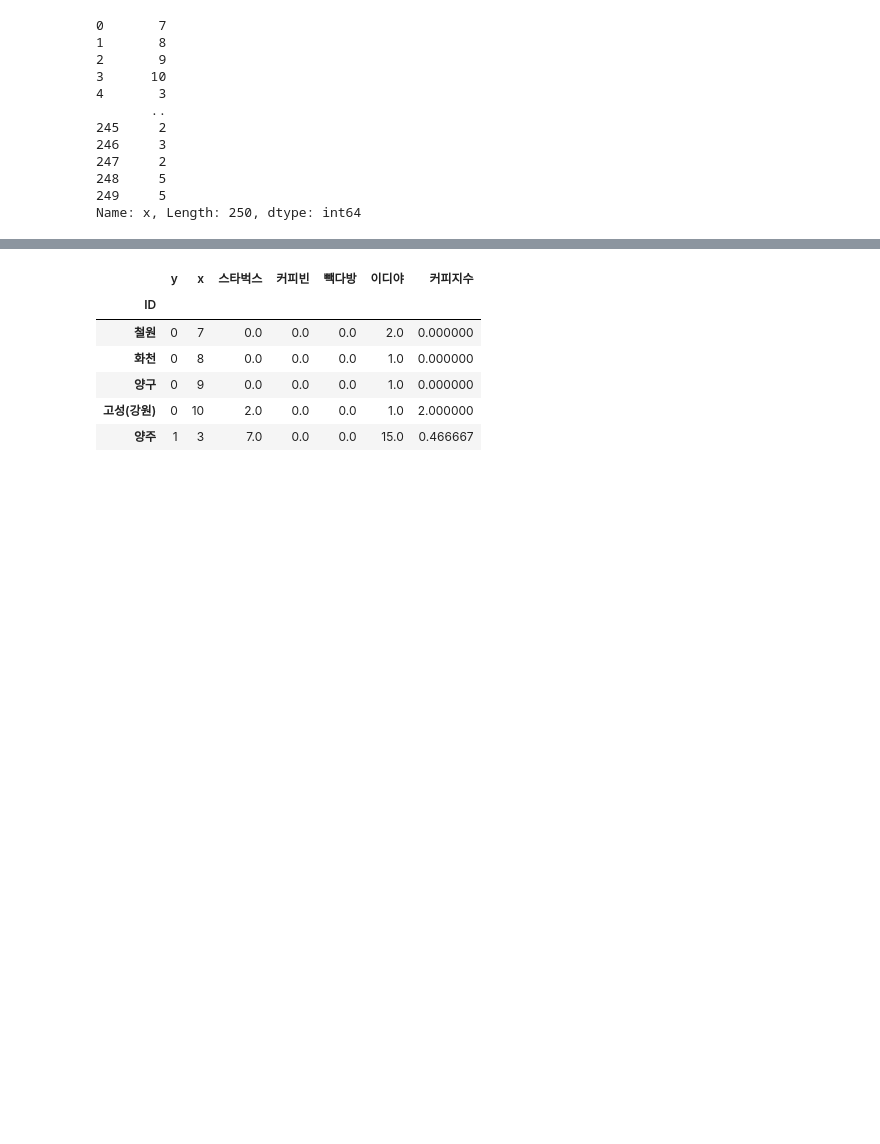
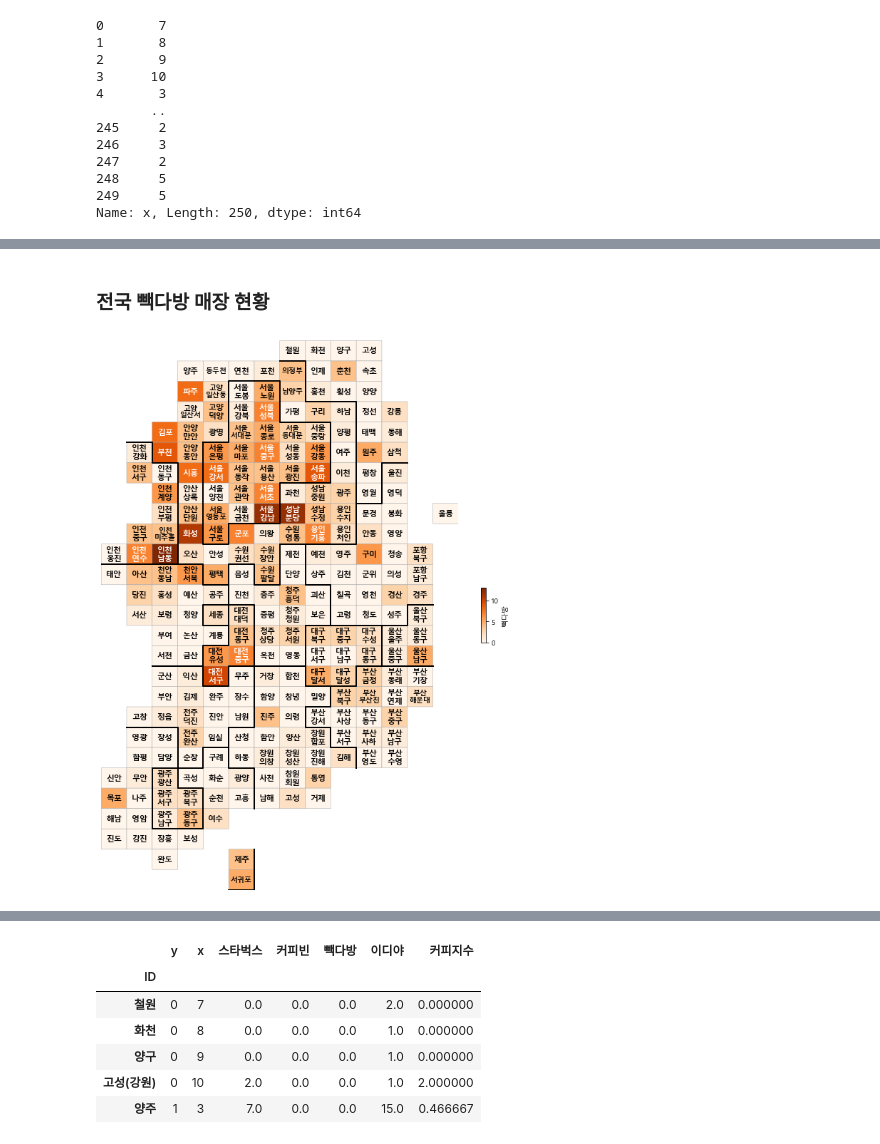
Before and after one commit to STNox/Data-Analysis, a Jupyter notebook: 09. Coffee Index/coffee index.ipynb, the cells around one changed output, grey strips where cells are left out. Cells and saved outputs as stored; diff of their text form; code cells hidden in the pictures; blank space fills up the shorter version.

```diff
--- a/09. Coffee Index/coffee index.ipynb
+++ b/09. Coffee Index/coffee index.ipynb
@@ -324,0 +204,6 @@ drawKorea('커피지수', cafe_count, 'copper_r')
+# %% [markdown]
+### 전국 빽다방 매장 현황
+# %%
+cartogram.drawKorea('빽다방', cafe_count, 'Oranges')
+# %% [output]
+[figure, added]
```
Also changed, not shown: parts of 20 cells of this notebook, 4 other files.
